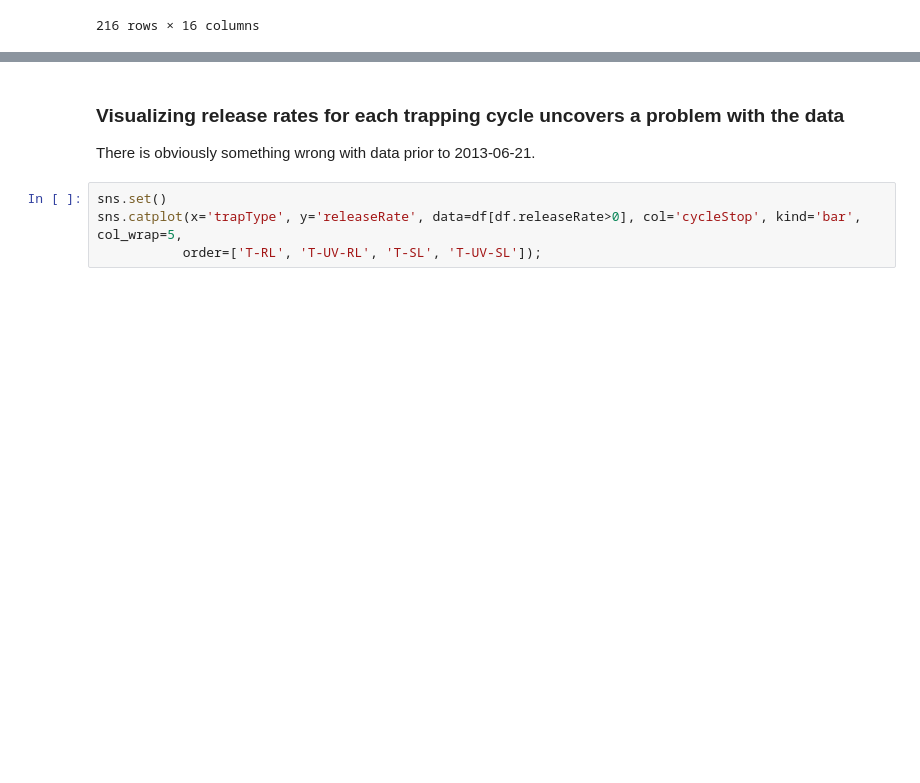
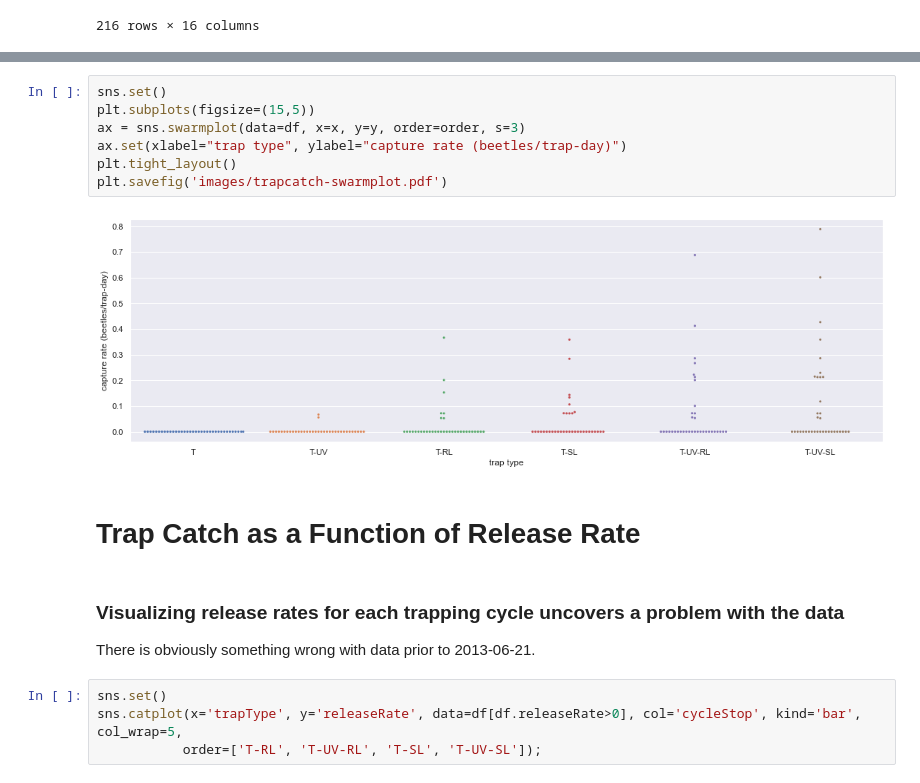
Before and after one commit to aubreymoore/CRB-trap-improvement, a Jupyter notebook: xtraps.ipynb, the cells around one changed output, grey strips where cells are left out. Drawn from its saved outputs; the diff is of its cells as text; blank space fills up the shorter version.

```diff
--- a/xtraps.ipynb
+++ b/xtraps.ipynb
@@ -143,3 +209,14 @@ df
+# %%
+sns.set()
+plt.subplots(figsize=(15,5))
+ax = sns.swarmplot(data=df, x=x, y=y, order=order, s=3)
+ax.set(xlabel="trap type", ylabel="capture rate (beetles/trap-day)")
+plt.tight_layout()
+plt.savefig('images/trapcatch-swarmplot.pdf')
+# %% [output]
+[figure, added]
+# %% [markdown]
+# Trap Catch as a Function of Release Rate
 # %% [markdown]
 ### Visualizing release rates for each trapping cycle uncovers a problem with the data
 
```
Also changed, not shown: parts of 33 cells of this notebook, 9 other files.
